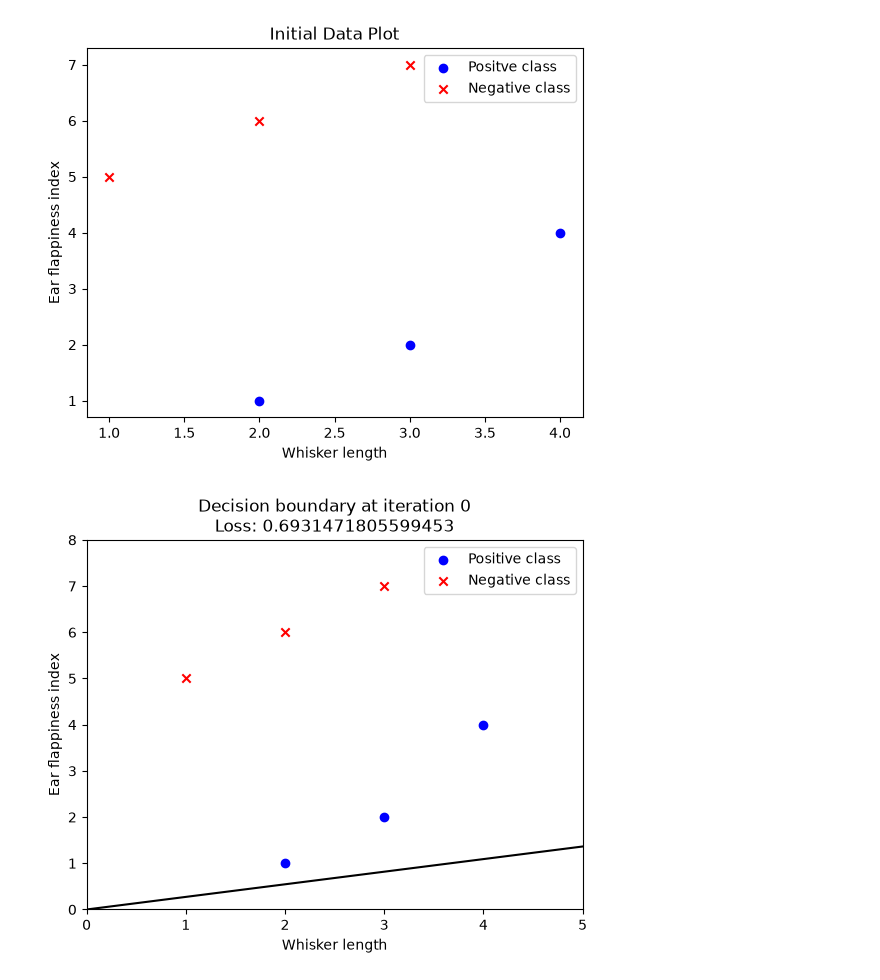
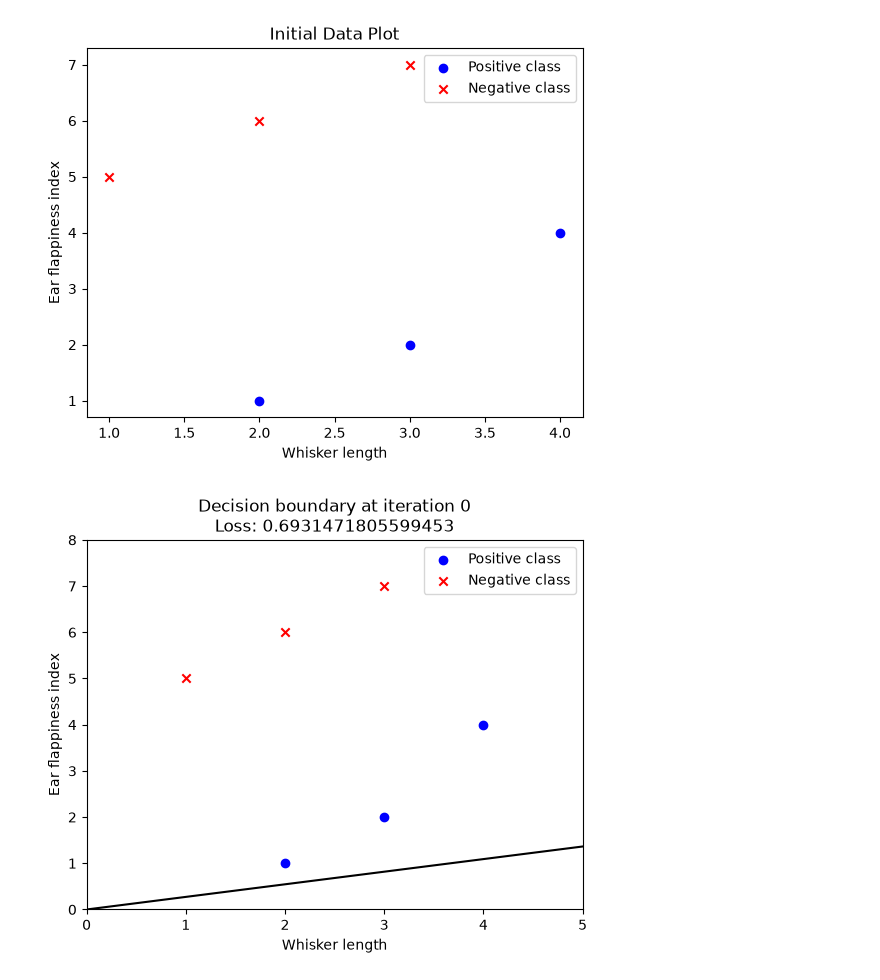
Before and after one commit to EUNICE-glitch/ML-w-KMD, a Jupyter notebook: logistic regression.ipynb, the cells around one changed output. Saved outputs shown, nothing was run; the diff lists cells and outputs as text; code cells hidden in the pictures.

```diff
--- a/logistic regression.ipynb
+++ b/logistic regression.ipynb
@@ -16,26 +16,26 @@ def compute_gradient(X, y, hx):
 # %%
 #Dataset
 X = np.array([
     [2, 1],
     [3, 2],
     [4, 4],
     [1, 5],
     [2, 6],
     [3, 7],
 ])
 
 y = np.array([1, 1, 1, 0, 0, 0])
 
 #Plotting initial points
-plt.scatter(X[:3, 0], X[:3, 1], color='blue', marker='o', label='Positve class')
+plt.scatter(X[:3, 0], X[:3, 1], color='blue', marker='o', label='Positive class')
 plt.scatter(X[3:, 0], X[3:, 1], color='red', marker='x', label='Negative class')
 plt.xlabel('Whisker length')
 plt.ylabel('Ear flappiness index')
 plt.legend()
 plt.title('Initial Data Plot')
 plt.show()
 # %% [output]
-[figure, old version]
+[figure, new version]
 # %%
 #Logistic Regression Algorithm
 def logistic_regression(X, y, learning_rate=0.1, iterations=10):
```
Also changed, not shown: 5 other files.
